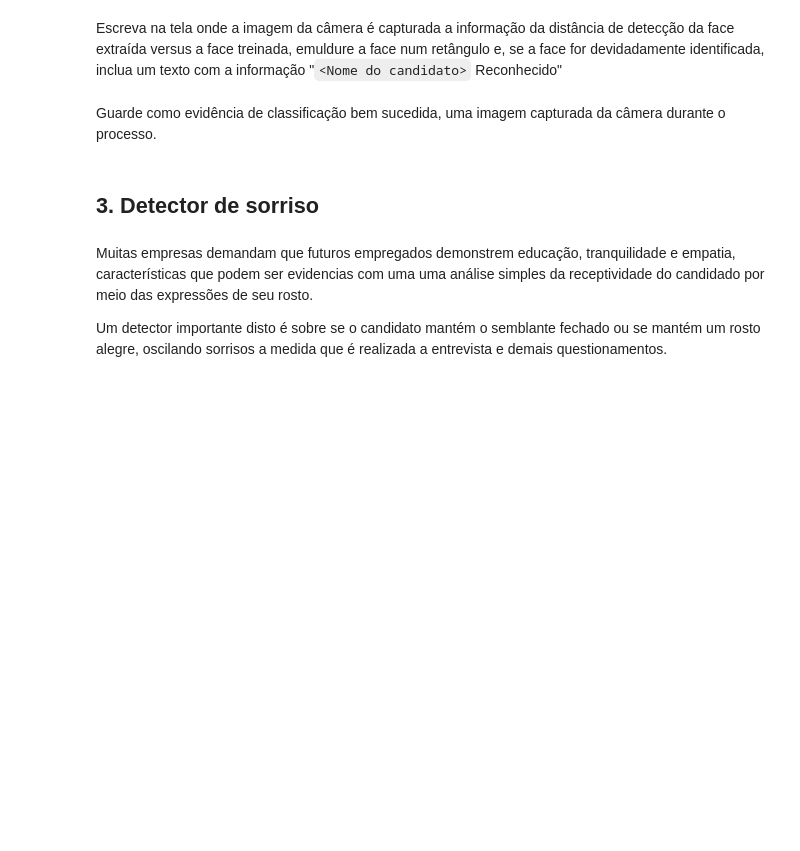
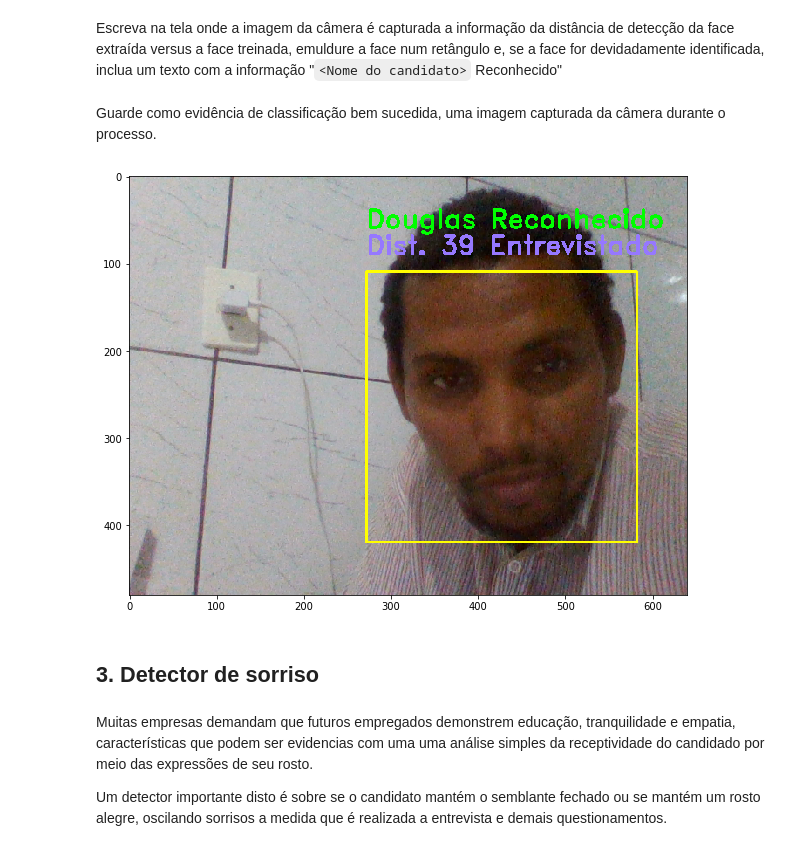
Before and after one commit to dgmodesto/fiap-ml-tec-proc-imagens-capstone-master, a Jupyter notebook: smart-hiring.ipynb, the cells around one changed output. Drawn from its saved outputs; the diff is of its cells as text; code cells hidden in the pictures; blank space fills up the shorter version.

```diff
--- a/smart-hiring.ipynb
+++ b/smart-hiring.ipynb
@@ -381,6 +391,11 @@ Guarde como evidência de classificação bem sucedida, uma imagem capturada da
 image = cv2.imread('imagens/face-detectadas.png')
 if image is not None:
     exibir_imagem(image)
+# %%
+plt.figure(figsize=(10,8))
+plotar_imagem('imagens/face-detectadas.png')
+# %% [output]
+[figure, added]
 # %% [markdown]
 ## 3. Detector de sorriso
 # %% [markdown]
```
Also changed, not shown: parts of 5 cells of this notebook.
